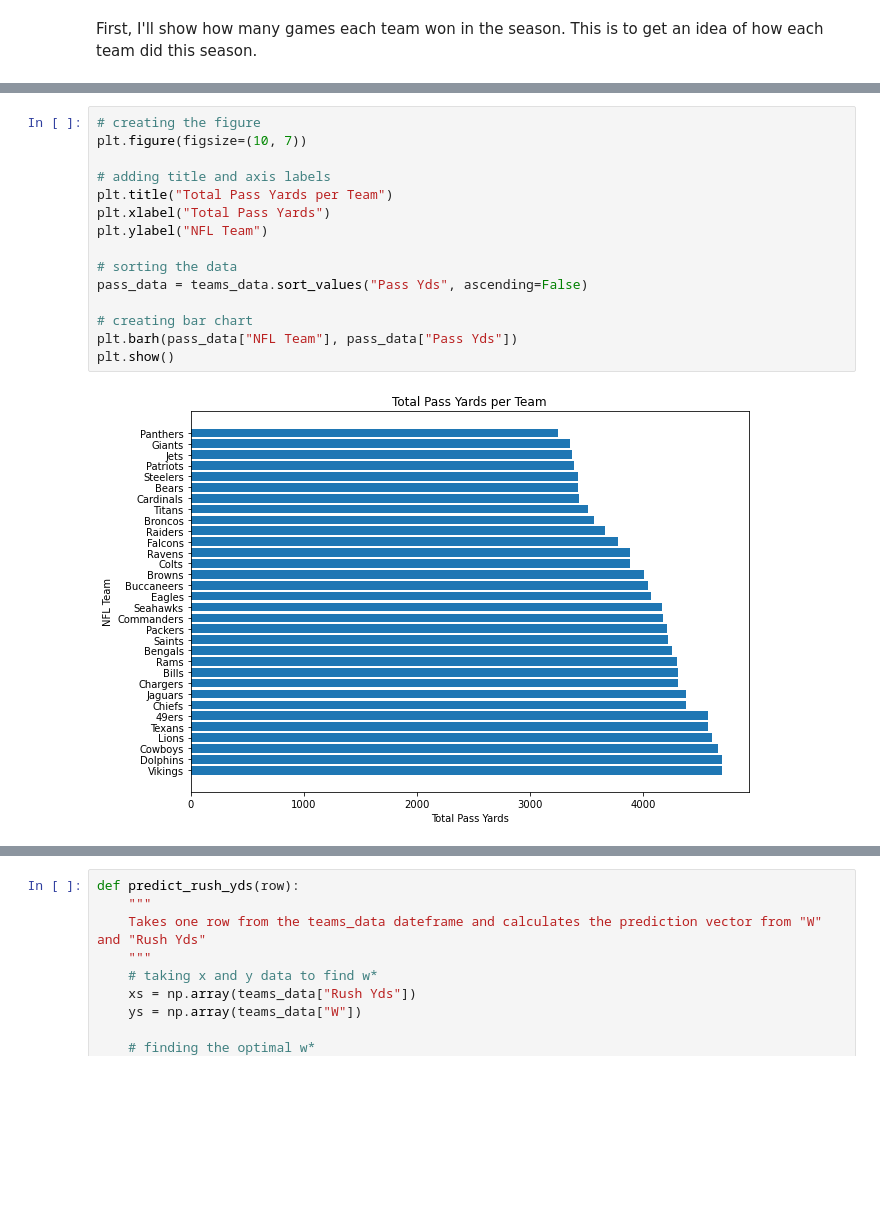
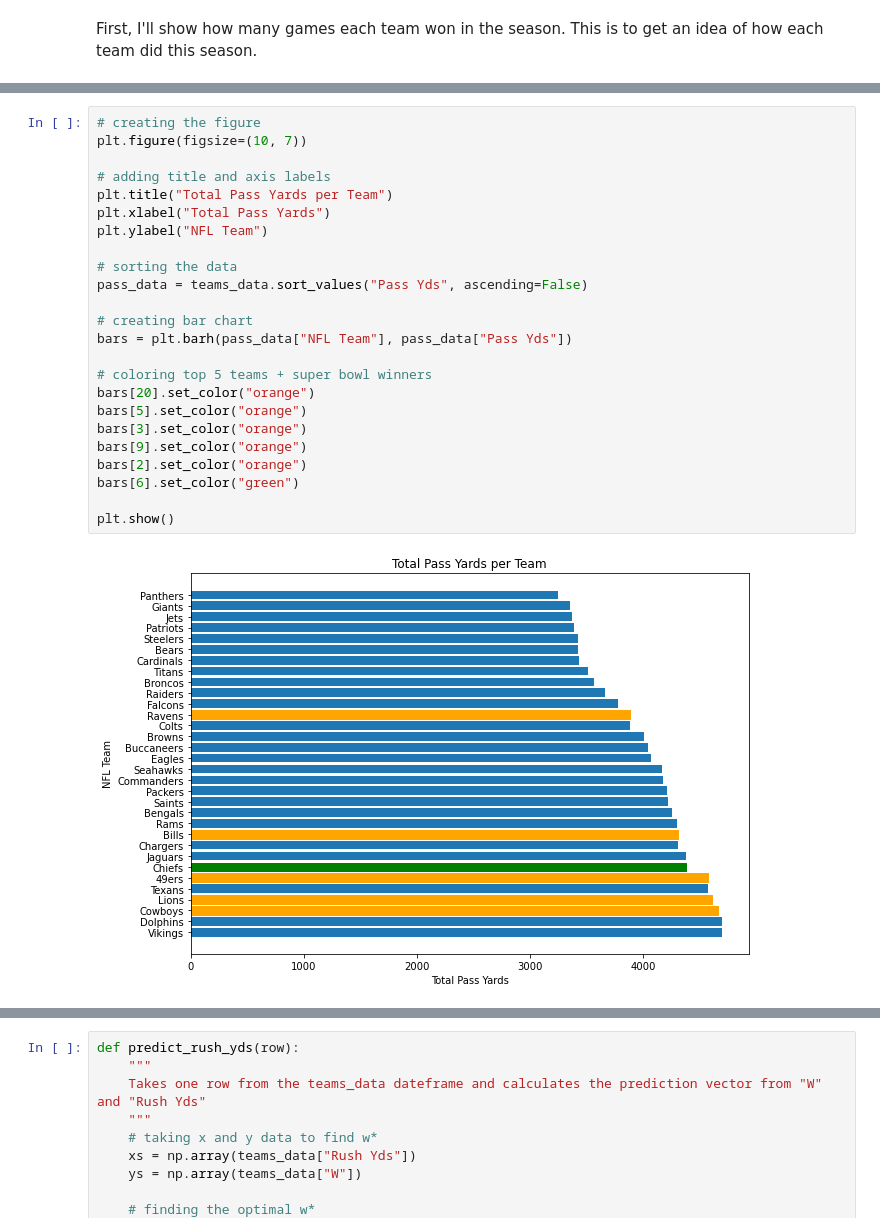
Before and after one commit to derrickdollesin/NFL-Data-Analytics-Project, a Jupyter notebook: Next Level Data Project.ipynb, the cells around one changed output, grey strips where cells are left out. Drawn from its saved outputs; the diff is of its cells as text; blank space fills up the shorter version.

```diff
--- a/Next Level Data Project.ipynb
+++ b/Next Level Data Project.ipynb
@@ -66,20 +91,29 @@ plt.show()
 # %%
 # creating the figure
 plt.figure(figsize=(10, 7))
 
 # adding title and axis labels
 plt.title("Total Pass Yards per Team")
 plt.xlabel("Total Pass Yards")
 plt.ylabel("NFL Team")
 
 # sorting the data
 pass_data = teams_data.sort_values("Pass Yds", ascending=False)
 
 # creating bar chart
-plt.barh(pass_data["NFL Team"], pass_data["Pass Yds"])
+bars = plt.barh(pass_data["NFL Team"], pass_data["Pass Yds"])
+
+# coloring top 5 teams + super bowl winners
+bars[20].set_color("orange")
+bars[5].set_color("orange")
+bars[3].set_color("orange")
+bars[9].set_color("orange")
+bars[2].set_color("orange")
+bars[6].set_color("green")
+
 plt.show()
 # %% [output]
-[figure, old version]
+[figure, new version]
 # %%
 # taking x and y values to find regression line
 xs = np.array(teams_data["Rush Yds"])
```
Also changed, not shown: parts of 9 cells of this notebook.
